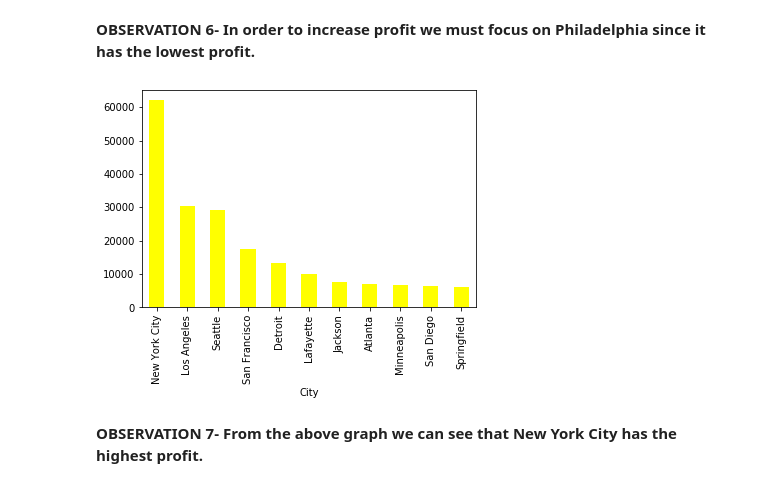
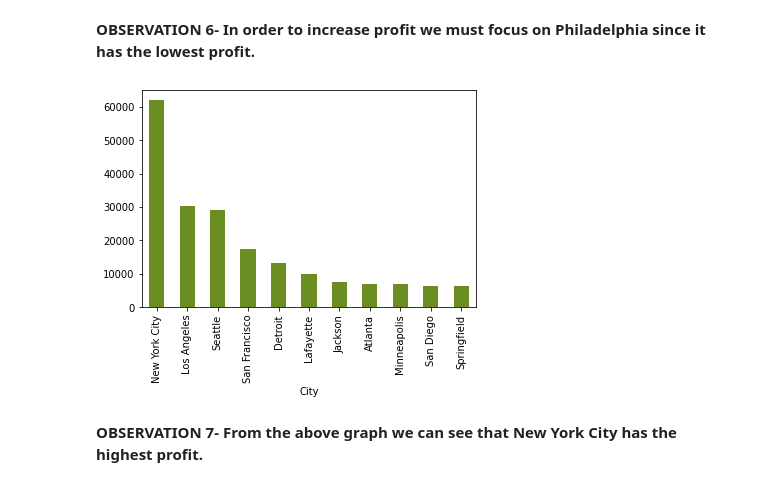
Before and after one commit to tanaybag/GRIPMAY21_TASKS, a Jupyter notebook: Task 3: Exploratory Data Analysis - Retail.ipynb, the cells around one changed output. Cells and saved outputs as stored; diff of their text form; code cells hidden in the pictures.

```diff
--- a/Task 3: Exploratory Data Analysis - Retail.ipynb
+++ b/Task 3: Exploratory Data Analysis - Retail.ipynb
@@ -22,7 +22,7 @@ import matplotlib.pyplot as plt
 import seaborn as sns
 %matplotlib inline
 # %%
-df=pd.read_csv(r"C:\Users\Meghna\Desktop\SampleSuperstore.csv")
+df=pd.read_csv(r"/content/SampleSuperstore.csv")
 df.head(5)
 # %% [output]
 |  | Ship Mode | Segment | Country | City | State | Postal Code | Region | Category | Sub-Category | Sales | ... |
@@ -267,10 +267,10 @@ plt.show()
 # %% [markdown]
 **OBSERVATION 6- In order to increase profit we must focus on Philadelphia since it has the lowest profit.**
 # %%
-df.groupby(by ='City')['Profit'].sum().sort_values(ascending = False)[:11].plot(kind = 'bar',color='yellow')
+df.groupby(by ='City')['Profit'].sum().sort_values(ascending = False)[:11].plot(kind = 'bar',color='olivedrab')
 plt.show()
 # %% [output]
-[figure, old version]
+[figure, new version]
 # %% [markdown]
 **OBSERVATION 7- From the above graph we can see that New York City has the highest profit.**
 # %%
```
Also changed, not shown: parts of 11 cells of this notebook.
